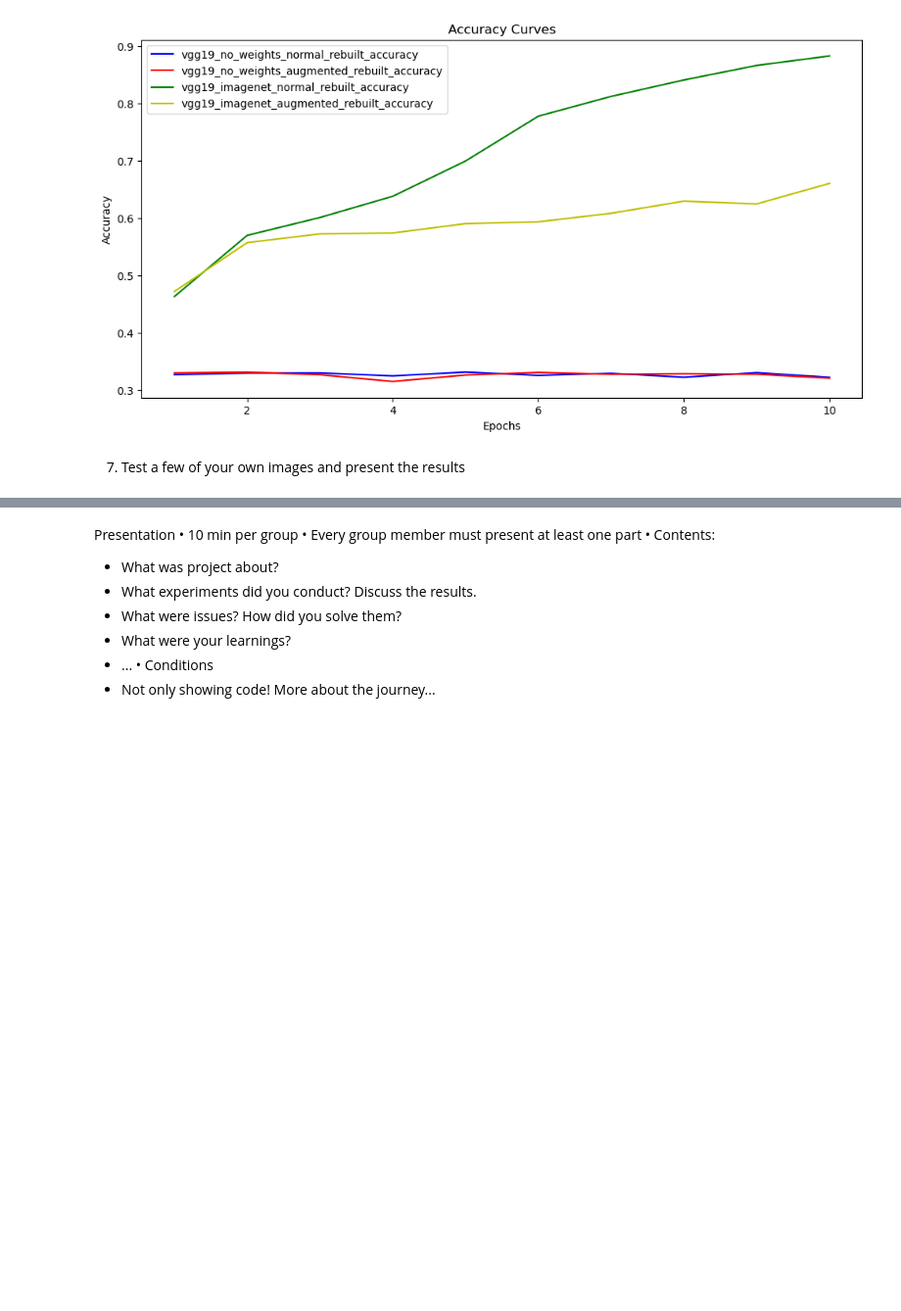
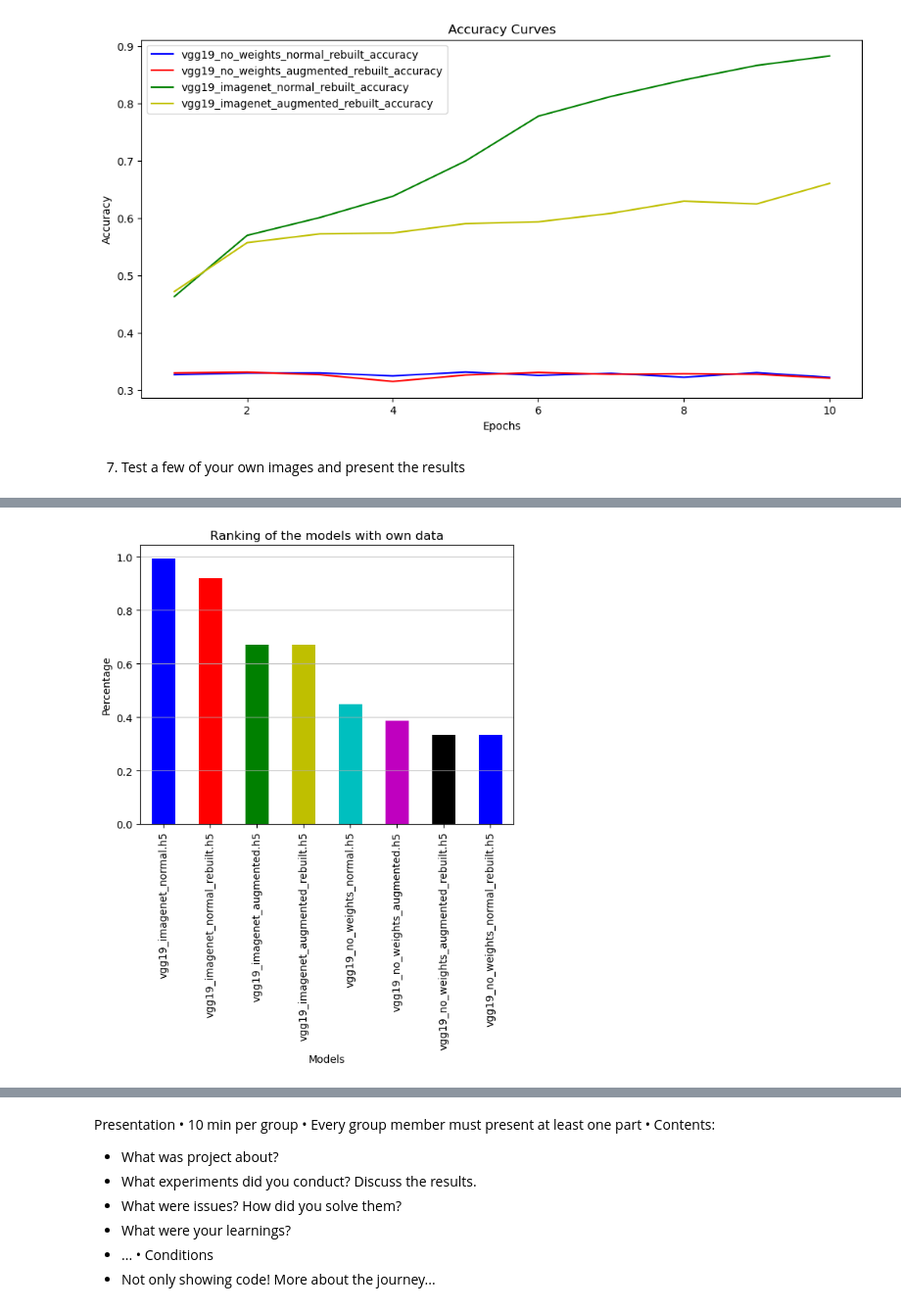
Before and after one commit to ai22m006/Computer_Vision, a Jupyter notebook: main.ipynb, the cells around one changed output, grey strips where cells are left out. Shown at 98% size. Drawn from its saved outputs; the diff is of its cells as text; code cells hidden in the pictures; blank space fills up the shorter version.

```diff
--- a/main.ipynb
+++ b/main.ipynb
@@ -995,0 +1161,14 @@ plt.show()
+# %%
+# rank the models by counting truth == result
+rank_temp_val = df_val_images
+rank_temp_val['correct'] = rank_temp_val['truth'] == rank_temp_val['result']
+rank_temp_val['correct'] = rank_temp_val['correct'].astype(int)
+ranking_val = rank_temp_val.groupby(['models']).sum().sort_values(by=['correct'], ascending=False)
+# calculate the percentage
+ranking_val['percentage'] = ranking_val['correct'] / len(image_filenames)
+# remove cat dog person
+ranking_val = ranking_val.drop(['cat', 'dog', 'person'], axis=1)
+# add to correct x+"/12"
+ranking_val['correct'] = ranking_val['correct'].astype(str) + "/" + str(amount*3)
+print("ranking of the models with validation data")
+ranking_val.head(10)
@@ -995,0 +1187,13 @@ plt.show()
+# %%
+# plot the percentage as a bar chart different colors
+ranking_val.plot.bar(y='percentage', rot=0, color=['b', 'r', 'g', 'y', 'c', 'm', 'k'])
+plt.title('Ranking of the models with own data')
+plt.xlabel('Models')
+plt.ylabel('Percentage')
+plt.xticks(rotation=90)
+plt.gca().legend_.remove()
+# grid
+plt.grid(axis='y', alpha=0.75)
+plt.show()
+# %% [output]
+[figure, added]
```
Also changed, not shown: parts of 11 cells of this notebook, 1 other file.
